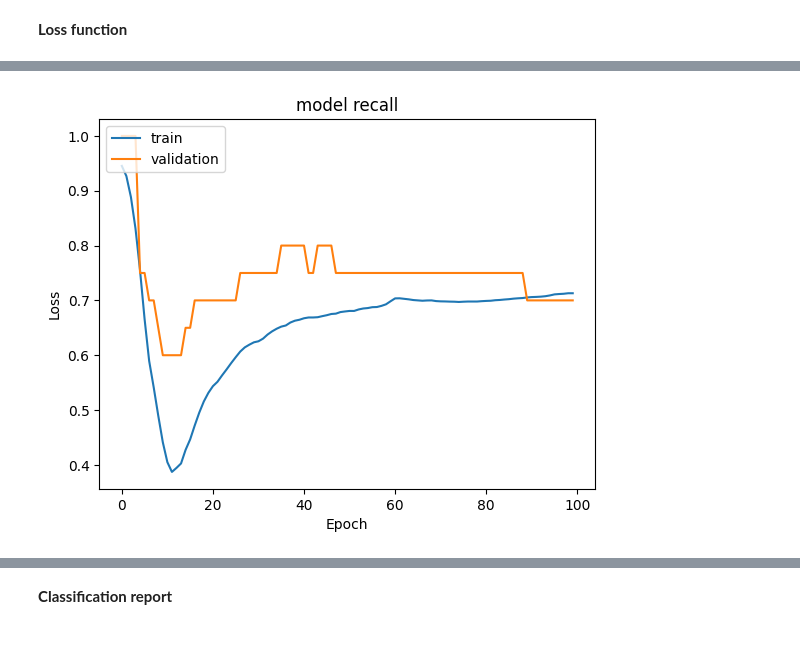
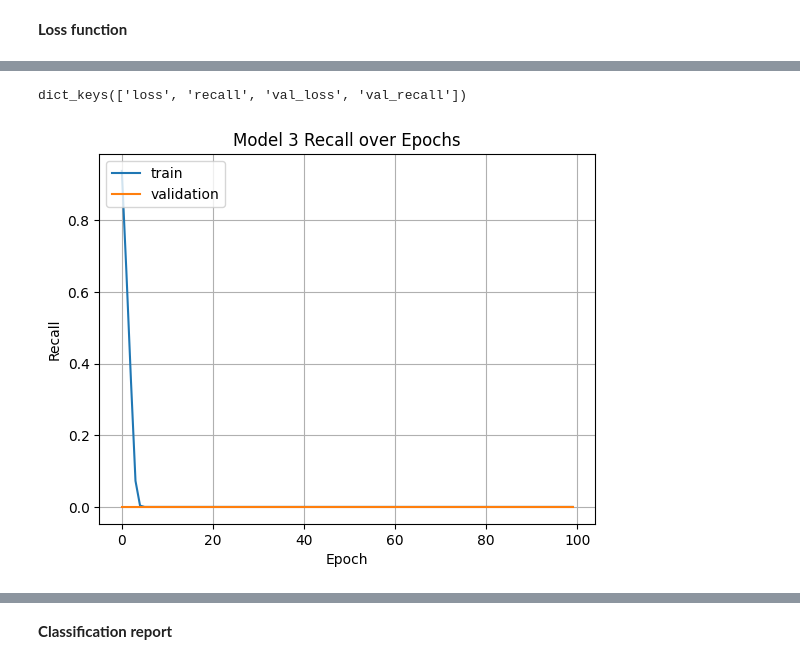
Before and after one commit to kurchania/Bank_Churn_Prediction_Low_code, a Jupyter notebook: Bank_Churn_Prediction_Low_code.ipynb, the cells around one changed output, grey strips where cells are left out. Saved outputs shown, nothing was run; the diff lists cells and outputs as text; code cells hidden in the pictures.

```diff
--- a/Bank_Churn_Prediction_Low_code.ipynb
+++ b/Bank_Churn_Prediction_Low_code.ipynb
@@ -1650,6 +1937,13 @@ metric = keras.metrics.Recall()
 # %%
 # Complete the code to compile the model with binary cross entropy as loss function and recall as the metric
 model_3.compile(loss='binary_crossentropy',optimizer=optimizer,metrics=[metric])
+# ... (your model_3 definition and other code)
+
+# Compile the model
+model_3.compile(loss='binary_crossentropy',
+              optimizer=optimizer,
+              metrics=['accuracy', keras.metrics.Recall()])  # Add 'recall' here
+model_3.compile(loss='binary_crossentropy', optimizer=optimizer, metrics=[metric])
 # %%
 model_3.summary()
 # %% [output]
@@ -1711,11 +2037,16 @@ plt.show()
+# %%
+print(history_3.history.keys())
+# %% [output]
+dict_keys(['loss', 'recall', 'val_loss', 'val_recall'])
 # %%
-#Plotting Train recall vs Validation recall
-plt.plot(history_3.history['recall'])
-plt.plot(history_3.history['val_recall'])
-plt.title('model recall')
-plt.ylabel('Loss')
+# Plotting Train Recall vs Validation Recall for Model 3
+plt.plot(history_3.history['recall'], label='train')
+plt.plot(history_3.history['val_recall'], label='validation')
+plt.title('Model 3 Recall over Epochs')
+plt.ylabel('Recall')
 plt.xlabel('Epoch')
-plt.legend(['train', 'validation'], loc='upper left')
+plt.legend(loc='upper left')
+plt.grid(True)
 plt.show()
 # %% [output]
-[figure, old version]
+[figure, new version]
```
Also changed, not shown: parts of 113 cells of this notebook.
